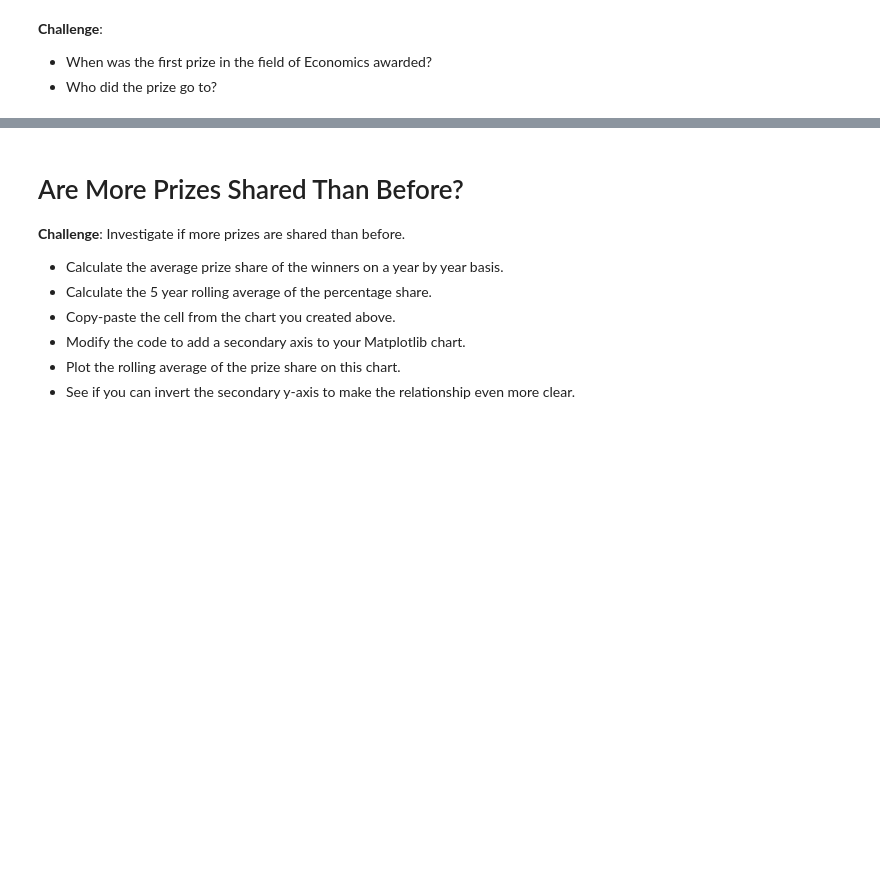
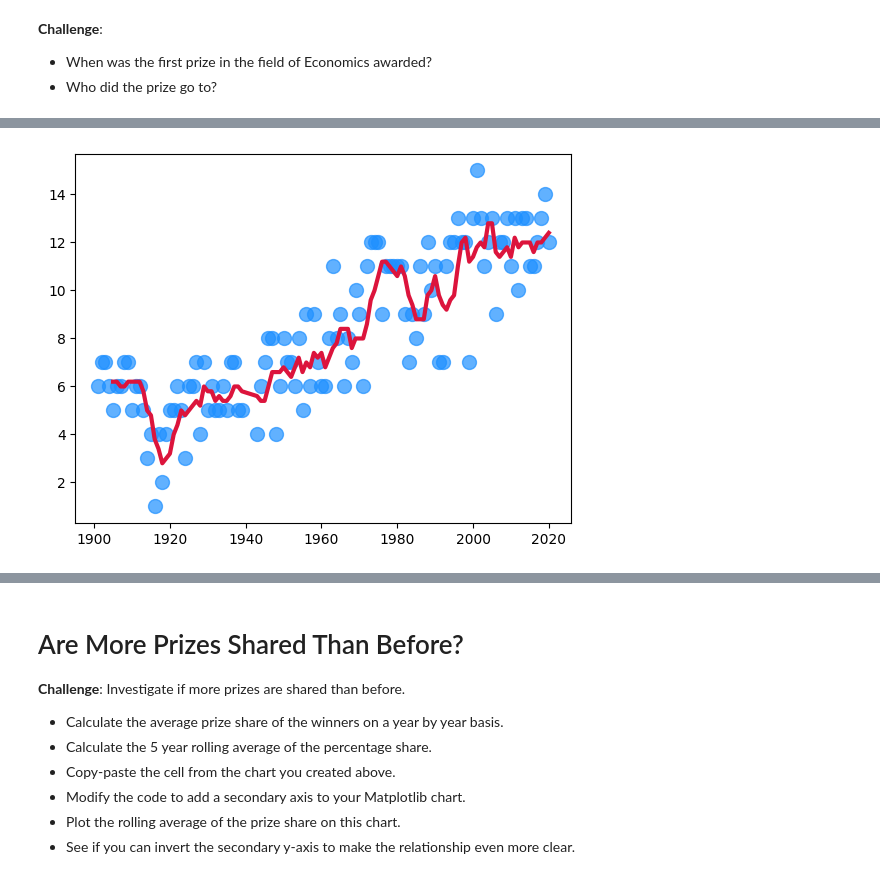
Before and after one commit to MohammadAburub93/Python-Data-Science-Practice, a Jupyter notebook: Nobel Prize Analysis/Nobel_Prize_Analysis_(start).ipynb, the cells around one changed output, grey strips where cells are left out. Drawn from its saved outputs; the diff is of its cells as text; code cells hidden in the pictures; blank space fills up the shorter version.

Commit message:
WIP: Complete analysis of the Number of prizes awarded per gender, category, and country

```diff
--- a/Nobel Prize Analysis/Nobel_Prize_Analysis_(start).ipynb
+++ b/Nobel Prize Analysis/Nobel_Prize_Analysis_(start).ipynb
@@ -210,7 +210,7 @@ df_data.loc[df_data.organization_name.isna()][col_subset]
 # %% [markdown]
 #### Convert Year and Birth Date to Datetime
 # %%
-f_data.birth_date = pd.to_datetime(df_data.birth_date)
+df_data.birth_date = pd.to_datetime(df_data.birth_date)
 # %%
 df_data.info()
 # %% [output]
@@ -333,3 +436,20 @@ memory usage: 127.9+ KB
 
 * Looking at the chart, did the first and second world wars have an impact on the number of prizes being given out?
 * What could be the reason for the trend in the chart?
+# %%
+prize_year = df_data.groupby('year').agg({'prize':pd.Series.count})
+# %%
+roll_p_y = prize_year.rolling(window=5).mean()
+# %%
+plt.scatter(prize_year.index,
+            prize_year.values,
+            color='dodgerblue',
+            alpha=0.7,
+            s=100)
+plt.plot(prize_year.index,
+         roll_p_y.values,
+         color='crimson',
+         linewidth=3)
+plt.show()
+# %% [output]
+[figure, added]
```
Also changed, not shown: parts of 34 cells of this notebook.
